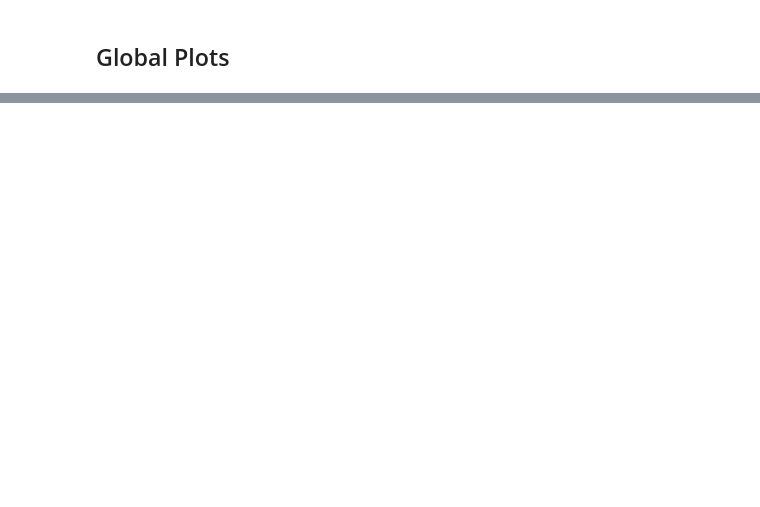
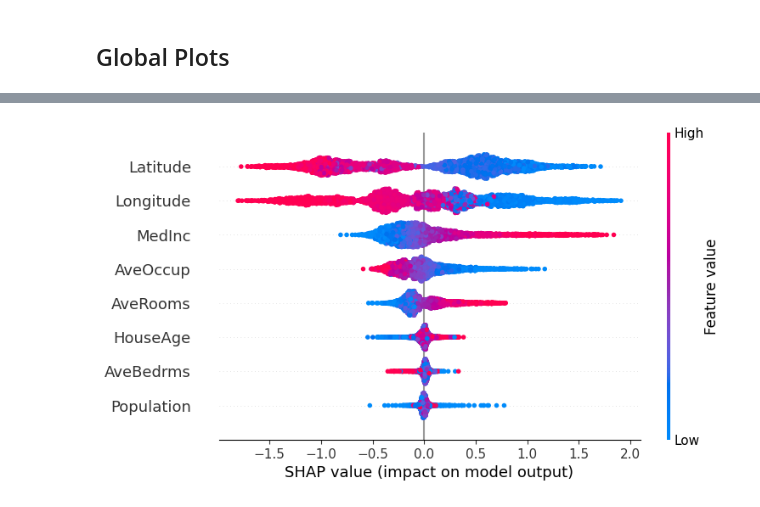
Before and after one commit to tushargandhi77/SHAP-Projects, a Jupyter notebook: SHAP Regression Case Study/regression_shap.ipynb, the cells around one changed output, grey strips where cells are left out. Cells and saved outputs as stored; diff of their text form; code cells hidden in the pictures; blank space fills up the shorter version.

```diff
--- a/SHAP Regression Case Study/regression_shap.ipynb
+++ b/SHAP Regression Case Study/regression_shap.ipynb
@@ -288,0 +304,5 @@ array([3.83033798e+00, 2.87642926e+01, 5.40405863e+00, 1.09663675e+00,
+# %%
+# summary plot
+shap.plots.beeswarm(shap_values)
+# %% [output]
+[figure, added]
```
Also changed, not shown: parts of 24 cells of this notebook.
